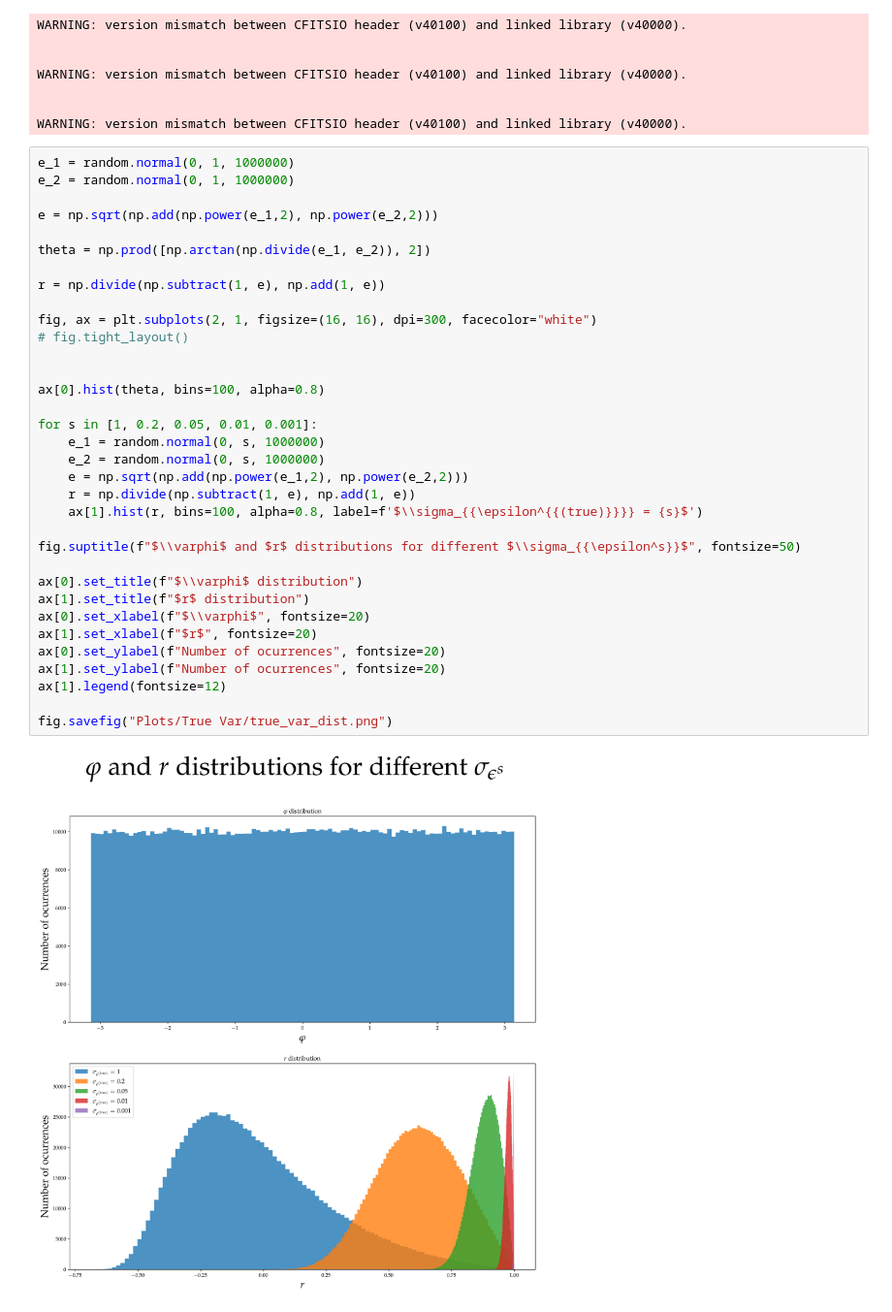
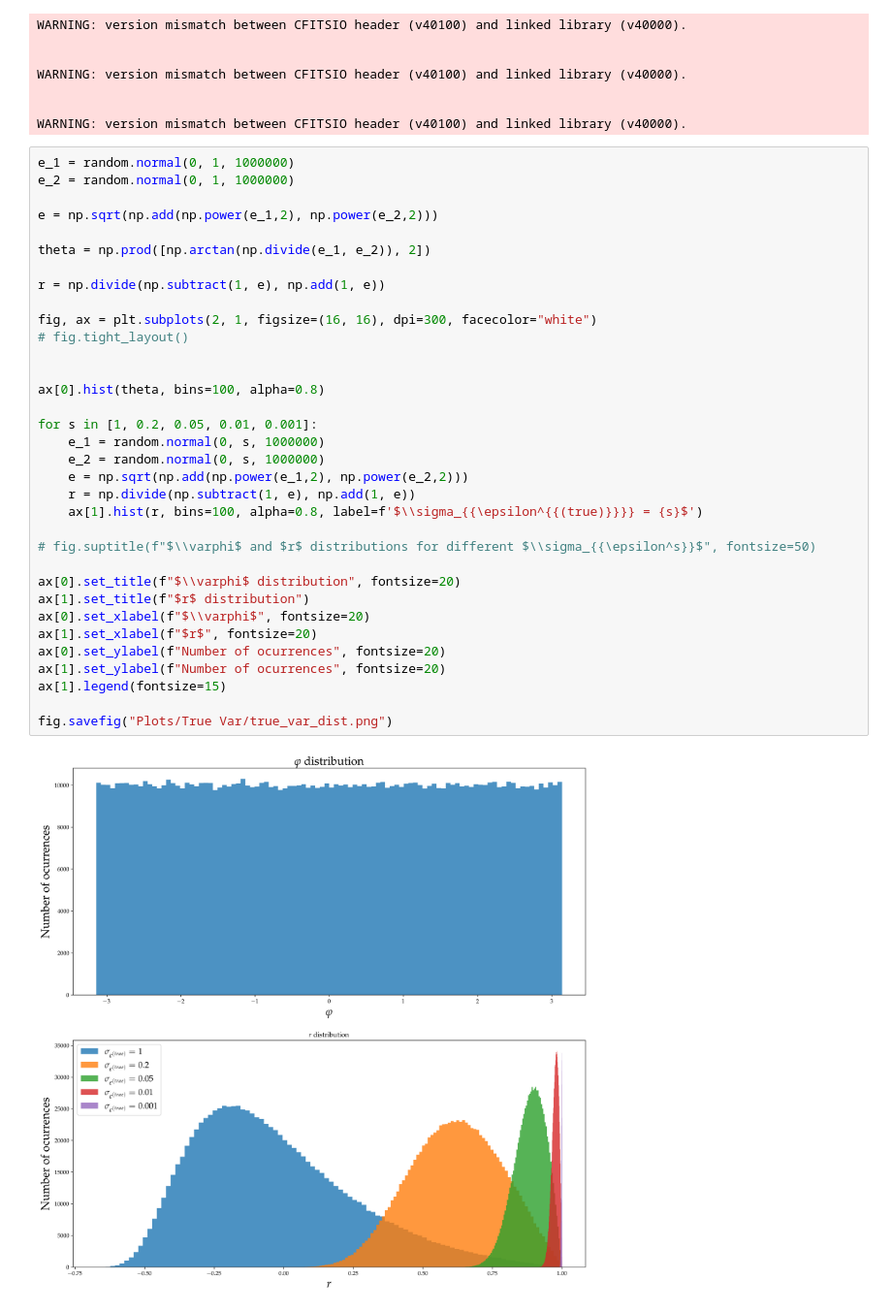
Before and after one commit to caioolivv/masters, a Jupyter notebook: CLMM/true_ellipticity.ipynb, the cells around one changed output. Shown at 97% size. Saved outputs shown, nothing was run; the diff lists cells and outputs as text.

Commit message:
New graphs I forgot to push

```diff
--- a/CLMM/true_ellipticity.ipynb
+++ b/CLMM/true_ellipticity.ipynb
@@ -56,34 +56,34 @@ e_1 = random.normal(0, 1, 1000000)
 e_2 = random.normal(0, 1, 1000000)
 
 e = np.sqrt(np.add(np.power(e_1,2), np.power(e_2,2)))
 
 theta = np.prod([np.arctan(np.divide(e_1, e_2)), 2])
 
 r = np.divide(np.subtract(1, e), np.add(1, e))
 
 fig, ax = plt.subplots(2, 1, figsize=(16, 16), dpi=300, facecolor="white")
 # fig.tight_layout()
 
 
 ax[0].hist(theta, bins=100, alpha=0.8)
 
 for s in [1, 0.2, 0.05, 0.01, 0.001]:
     e_1 = random.normal(0, s, 1000000)
     e_2 = random.normal(0, s, 1000000)
     e = np.sqrt(np.add(np.power(e_1,2), np.power(e_2,2)))
     r = np.divide(np.subtract(1, e), np.add(1, e))
     ax[1].hist(r, bins=100, alpha=0.8, label=f'$\\sigma_{{\epsilon^{{(true)}}}} = {s}$')
 
-fig.suptitle(f"$\\varphi$ and $r$ distributions for different $\\sigma_{{\epsilon^s}}$", fontsize=50)
+# fig.suptitle(f"$\\varphi$ and $r$ distributions for different $\\sigma_{{\epsilon^s}}$", fontsize=50)
 
-ax[0].set_title(f"$\\varphi$ distribution")
+ax[0].set_title(f"$\\varphi$ distribution", fontsize=20)
 ax[1].set_title(f"$r$ distribution")
 ax[0].set_xlabel(f"$\\varphi$", fontsize=20)
 ax[1].set_xlabel(f"$r$", fontsize=20)
 ax[0].set_ylabel(f"Number of ocurrences", fontsize=20)
 ax[1].set_ylabel(f"Number of ocurrences", fontsize=20)
-ax[1].legend(fontsize=12)
+ax[1].legend(fontsize=15)
 
 fig.savefig("Plots/True Var/true_var_dist.png")
 # %% [output]
-[figure, old version]
+[figure, new version]
```
Also changed, not shown: 8 other files.
